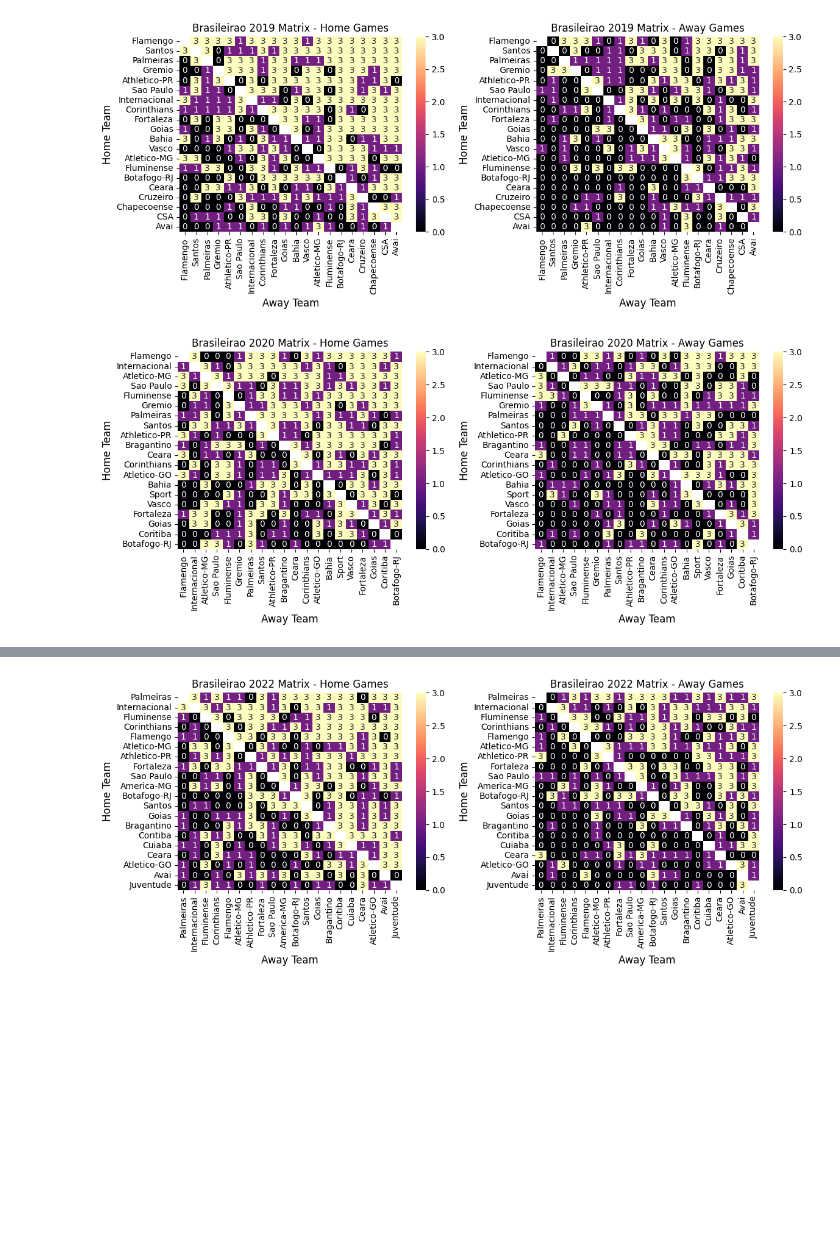
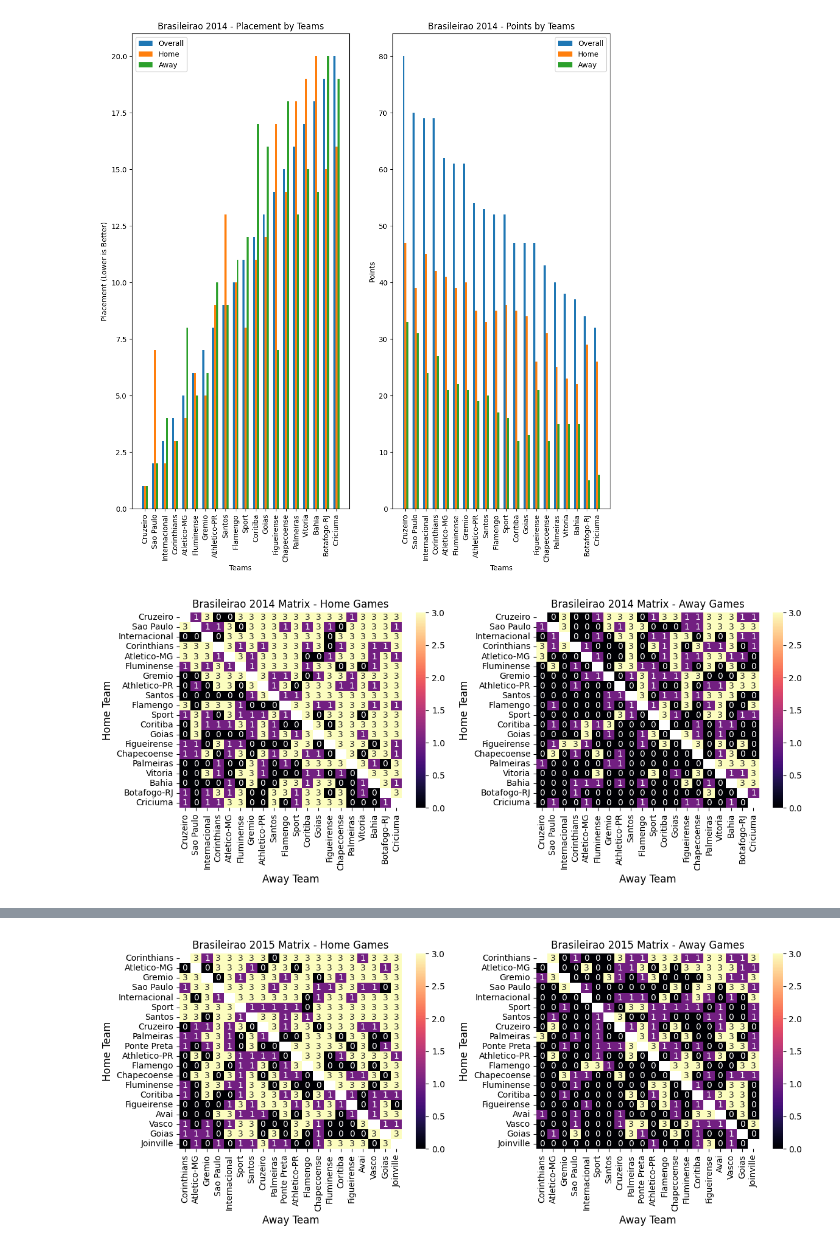
Before and after one commit to alfredjynx/Illinois_Brasileirao_Analysis, a Jupyter notebook: notebooks/season_analysis.ipynb, the cells around one changed output, grey strips where cells are left out. Cells and saved outputs as stored; diff of their text form; code cells hidden in the pictures; blank space fills up the shorter version.

Commit message:
points and placement plots

```diff
--- a/notebooks/season_analysis.ipynb
+++ b/notebooks/season_analysis.ipynb
@@ -4,6 +4,8 @@ def calculate_table(df, season, output_dir):
     import os
 
     team_dict = defaultdict(lambda:0)
+    team_home_dict = defaultdict(lambda:0)
+    team_away_dict = defaultdict(lambda:0)
     team_table = defaultdict(lambda:defaultdict(lambda:0))
 
     for i in range(len(df)):
@@ -13,28 +15,55 @@ def calculate_table(df, season, output_dir):
             if df.iloc[i]["mandante"] == df.iloc[i]["vencedor"]:
                 team_table[df.iloc[i]["vencedor"]]["Home_Vict"] += 1
                 team_table[df.iloc[i]["visitante"]]["Away_Loss"] += 1
+                team_home_dict[df.iloc[i]["mandante"]] += 3
             else:
                 team_table[df.iloc[i]["vencedor"]]["Away_Vict"] += 1
                 team_table[df.iloc[i]["mandante"]]["Home_Loss"] += 1
+                team_away_dict[df.iloc[i]["visitante"]] += 3
         else:
             team_dict[df.iloc[i]["visitante"]] += 1
             team_dict[df.iloc[i]["mandante"]] += 1
+            team_away_dict[df.iloc[i]["visitante"]] += 1
+            team_home_dict[df.iloc[i]["mandante"]] += 1
             team_table[df.iloc[i]["mandante"]]["Home_Draw"] += 1
             team_table[df.iloc[i]["visitante"]]["Away_Draw"] += 1
 
 
     sorted_teams = sorted(team_dict, key=lambda k: team_dict[k], reverse=True)
+    sorted_teams_home = sorted(team_home_dict, key=lambda k: team_home_dict[k], reverse=True)
+    sorted_teams_away = sorted(team_away_dict, key=lambda k: team_away_dict[k], reverse=True)
+
+
+
+    team_pos_dict = defaultdict(dict)
+    team_point_dict = defaultdict(dict)
+
 
     os.makedirs(os.path.join(output_dir,str(season)), exist_ok=True)
 
     f = open(os.path.join(os.path.join(output_dir,str(season)),str(season)+"_table.csv"), "w")
-    f.write("Team,Home_Vict,Home_Draw,Home_Loss,Away_Vict,Away_Draw,Away_Loss\n")
+    f.write("Team,Home_Vict,Home_Draw,Home_Loss,Away_Vict,Away_Draw,Away_Loss,Overall_Pla,Home_Pla,Away_Pla\n")
     for t in sorted_teams:
-        f.write(",".join([t] + [str(team_table[t][s]) for s in "Home_Vict,Home_Draw,Home_Loss,Away_Vict,Away_Draw,Away_Loss".split(",")]))
+
+        team_table[t]["Overall_Pla"] = sorted_teams.index(t) + 1
+        team_table[t]["Home_Pla"] = sorted_teams_home.index(t) + 1
+        team_table[t]["Away_Pla"] = sorted_teams_away.index(t) + 1
+
+        f.write(",".join([t] + [str(team_table[t][s]) for s in "Home_Vict,Home_Draw,Home_Loss,Away_Vict,Away_Draw,Away_Loss,Overall_Pla,Home_Pla,Away_Pla".split(",")]))
         f.write("\n")
+
+        team_pos_dict[t]["Overall"] = sorted_teams.index(t) + 1
+        team_pos_dict[t]["Home"] = sorted_teams_home.index(t) + 1
+        team_pos_dict[t]["Away"] = sorted_teams_away.index(t) + 1
+
+        team_point_dict[t]["Overall"] = team_dict[t]
+        team_point_dict[t]["Home"] = team_home_dict[t]
+        team_point_dict[t]["Away"] = team_away_dict[t]
+
+
     f.close()
 
-    return sorted_teams, team_table
+    return sorted_teams, team_pos_dict, team_point_dict
 # %%
 def create_season_heatmap(sorted_teams, df_season, season, output_dir):
     import numpy as np
@@ -95,20 +167,22 @@ def create_season_heatmap(sorted_teams, df_season, season, output_dir):
 # %%
 import pandas as pd
 
 df = pd.read_csv('../campeonato-brasileiro-full.csv')
 df['data'] = pd.to_datetime(df['data'], dayfirst=True)
 
-for season in range(2019, 2024):
+for season in range(2014, 2024):
 
     if season == 2020:
         df_season = df[(df['data'] >= pd.Timestamp("2020-08-08")) & (df['data'] <= pd.Timestamp("2021-02-25"))]
     elif season == 2021:
         df_season = df[(df['data'] >= pd.Timestamp("2021-05-29")) & (df['data'] <= pd.Timestamp("2021-12-09"))]
     else:
         df_season = df[(df['data'] >= pd.Timestamp(f"{season}-01-01")) & (df['data'] <= pd.Timestamp(f"{season}-12-31"))]
 
-    sorted_teams, _ = calculate_table(df_season, season, "C:\\Users\\jalfr\\OneDrive\\Desktop\\illini\\BRASA\\Code\\Illinois_Brasileirao_Analysis\\notebooks\\data")
-    create_season_heatmap(sorted_teams, df_season, season, "C:\\Users\\jalfr\\OneDrive\\Desktop\\illini\\BRASA\\Code\\Illinois_Brasileirao_Analysis\\notebooks\\data")
+    sorted_teams, placement, points = calculate_table(df_season, season, ".\\data")
+
+    create_season_points_placement_plots(placement=placement, points=points, season= season, output_dir=".\\data")
+    create_season_heatmap(sorted_teams, df_season, season, ".\\data")
 # %% [output]
-[figure, old version]
+[figure, new version]
-[figure, old version]
+[figure, new version]
@@ -116 +190 @@ for season in range(2019, 2024):
-[figure, old version]
+[figure, new version]
```
Also changed, not shown: parts of 2 cells of this notebook.
